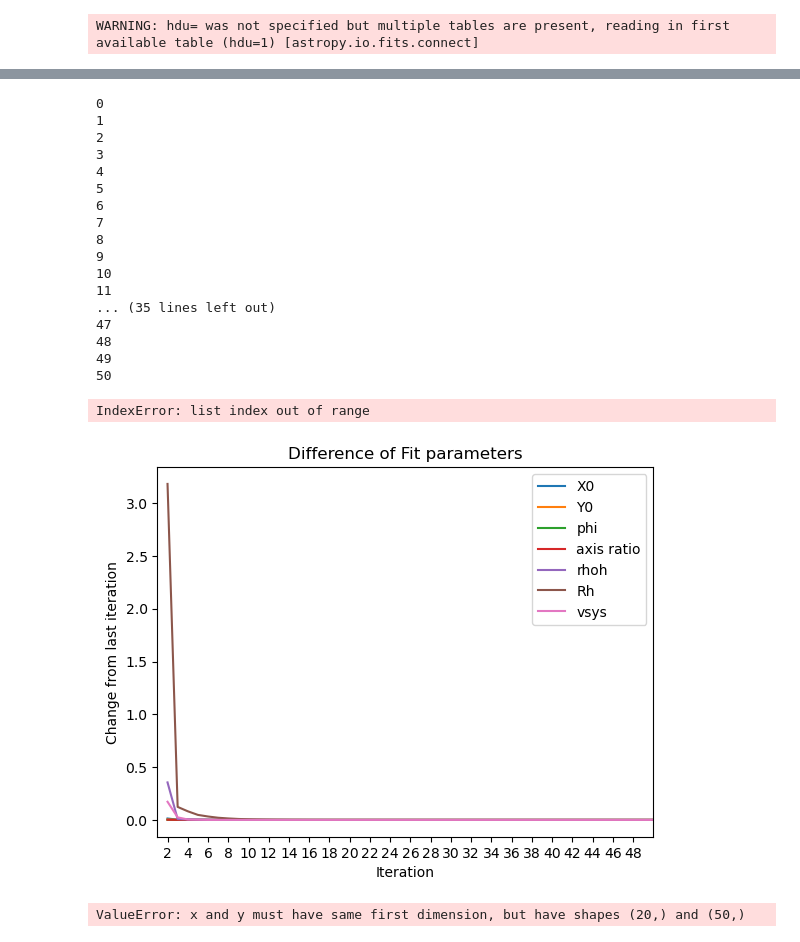
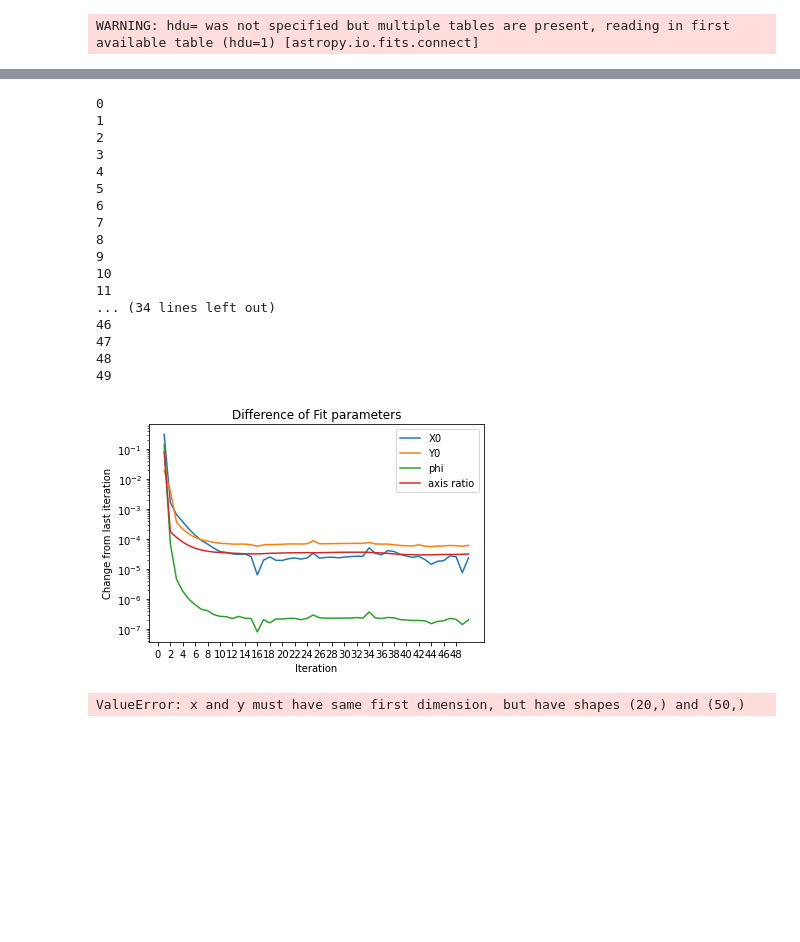
Before and after one commit to athenacat/RotationCurve, a Jupyter notebook: 2D_RC/combo_iteration_test.ipynb, the cells around one changed output, grey strips where cells are left out. Saved outputs shown, nothing was run; the diff lists cells and outputs as text; code cells hidden in the pictures; blank space fills up the shorter version.

```diff
--- a/2D_RC/combo_iteration_test.ipynb
+++ b/2D_RC/combo_iteration_test.ipynb
@@ -38,5 +35,5 @@ TypeError: only size-1 arrays can be converted to Python scalars
 # %%
-gal_ID = '7443-12705'
+gal_ID = '8997-9102'
 H_0 = 100  # Hubble's Constant in units of h km/s/Mpc
 c = 299792.458  # Speed of light in units of km/s
 # %%
@@ -90,9 +87,9 @@ vsys = [0]
 # %%
 for i in range(50):
     params = rho_h[-1], Rh[-1], axis_ratio[-1], phi[-1], x0[-1], y0[-1],  vsys[-1]
-    fit = combination_fit(sMass_density, sMass_density_err, maps['r_band'], maps['vmasked'], maps['ivarmasked'], vmap_mask, \
-                sM_mask, params, z, gal_ID, "NFW")
-
+    fit= combination_fit(sMass_density, sMass_density_err, maps['r_band'], maps['vmasked'], maps['ivarmasked'], vmap_mask, \
+                sM_mask, params, z, gal_ID, "Isothermal")
+    print("chi2",chi2(maps['vmasked'], maps['ivarmasked'], vmap_mask,shape,scale,fit,"Isothermal"))
     x0.append(fit[8])
     y0.append(fit[9])
     axis_ratio.append(find_axis_ratio(fit[6]))
@@ -100,9 +97,12 @@ for i in range(50):
     rho_h.append(fit[4])
     Rh.append(fit[5])
     vsys.append(fit[10])
+
     if np.abs(x0[-2]-x0[-1])<1 and np.abs(y0[-2]-y0[-1])<1 and np.abs(phi[-2]-phi[-1])<0.00017 and \
         np.abs(axis_ratio[-2]-axis_ratio[-1])<0.001 and np.abs(vsys[-2]-vsys[-1])<0.01:
         break
+
+#RC.plot_rot_curve(maps['vmasked'],maps['ivarmasked'], fit,scale,gal_ID,'NFW')
 # %% [output]
 Fitting disk
 finding mass curve
@@ -131,7 +168,7 @@ rho_hdiff = []
 Rhdiff = []
 vsysdiff = []
 
-for i in range(51):
+for i in range(len(x0)-1):
     print(i)
     x0diff.append(np.abs(x0[i+1]-x0[i]))
     y0diff.append(np.abs(y0[i+1]-y0[i]))
@@ -153,32 +190,31 @@ for i in range(51):
 9
 10
 11
-... (35 lines left out)
+... (34 lines left out)
+46
 47
 48
 49
-50
-IndexError: list index out of range
 # %%
-r = range(2,51)
-plt.plot(r,x0diff[1:50])
-plt.plot(r,y0diff[1:50])
-plt.plot(r,phidiff[1:50])
-plt.plot(r,axis_ratiodiff[1:50])
-plt.plot(r,rho_hdiff[1:50])
-plt.plot(r,Rhdiff[1:50])
-plt.plot(r,vsysdiff[1:50])
+r = range(1,len(x0))
+plt.plot(r,x0diff)
+plt.plot(r,y0diff)
+plt.plot(r,phidiff)
+plt.plot(r,axis_ratiodiff)
+#plt.plot(r,rho_hdiff)
+#plt.plot(r,Rhdiff)
+#plt.plot(r,vsysdiff)
 plt.legend(['X0','Y0','phi','axis ratio', 'rhoh', 'Rh','vsys'])
 plt.xticks(np.arange(0, 50, step=2))
 plt.xlabel("Iteration")
 plt.ylabel("Change from last iteration")
-#plt.yscale('log')
+plt.yscale('log')
 plt.title('Difference of Fit parameters')
-plt.xlim([1,50])
+#plt.xlim([1,50])
 #plt.ylim([0,5])
 plt.savefig('isodifferenceoffitparameters')
 # %% [output]
-[figure, old version]
+[figure, new version]
 # %%
 r = range(2,22)
 plt.plot(r,x0diff)
```
Also changed, not shown: parts of 14 cells of this notebook, 8 other files.
